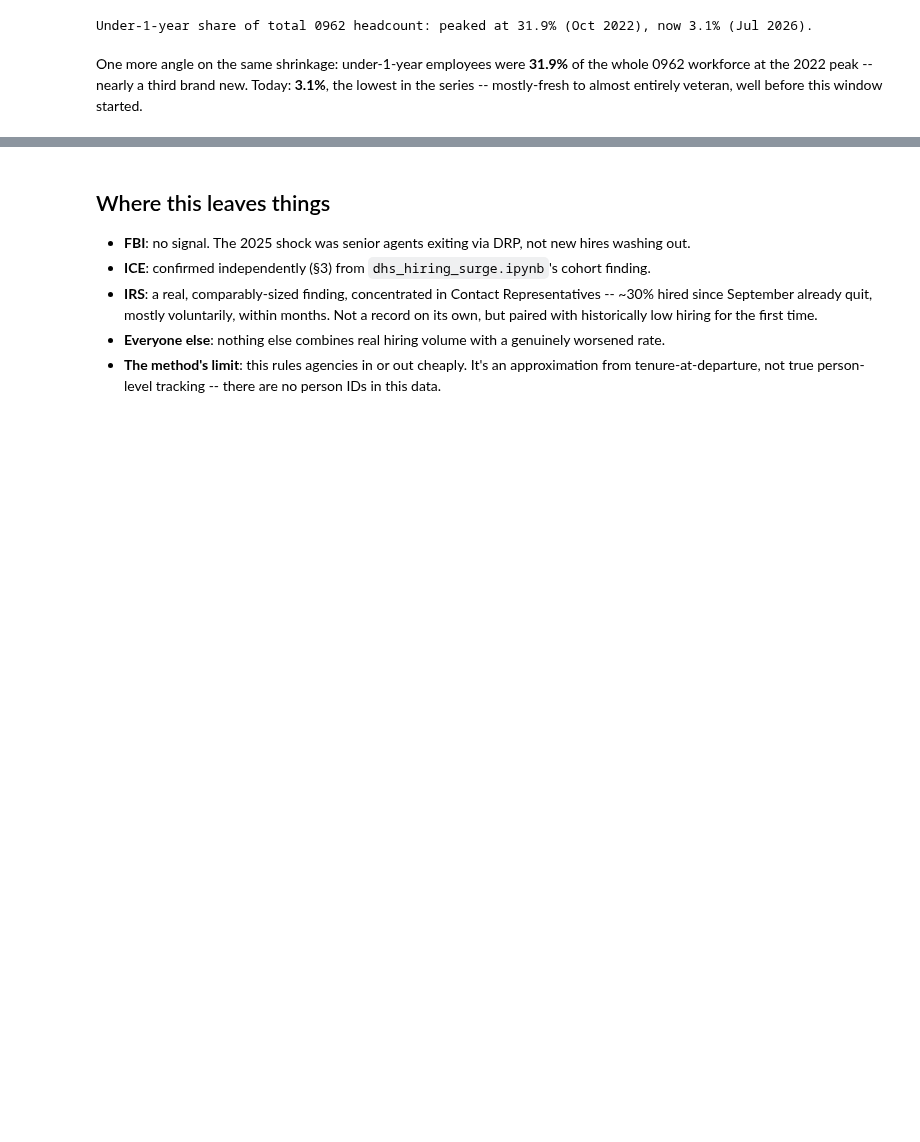
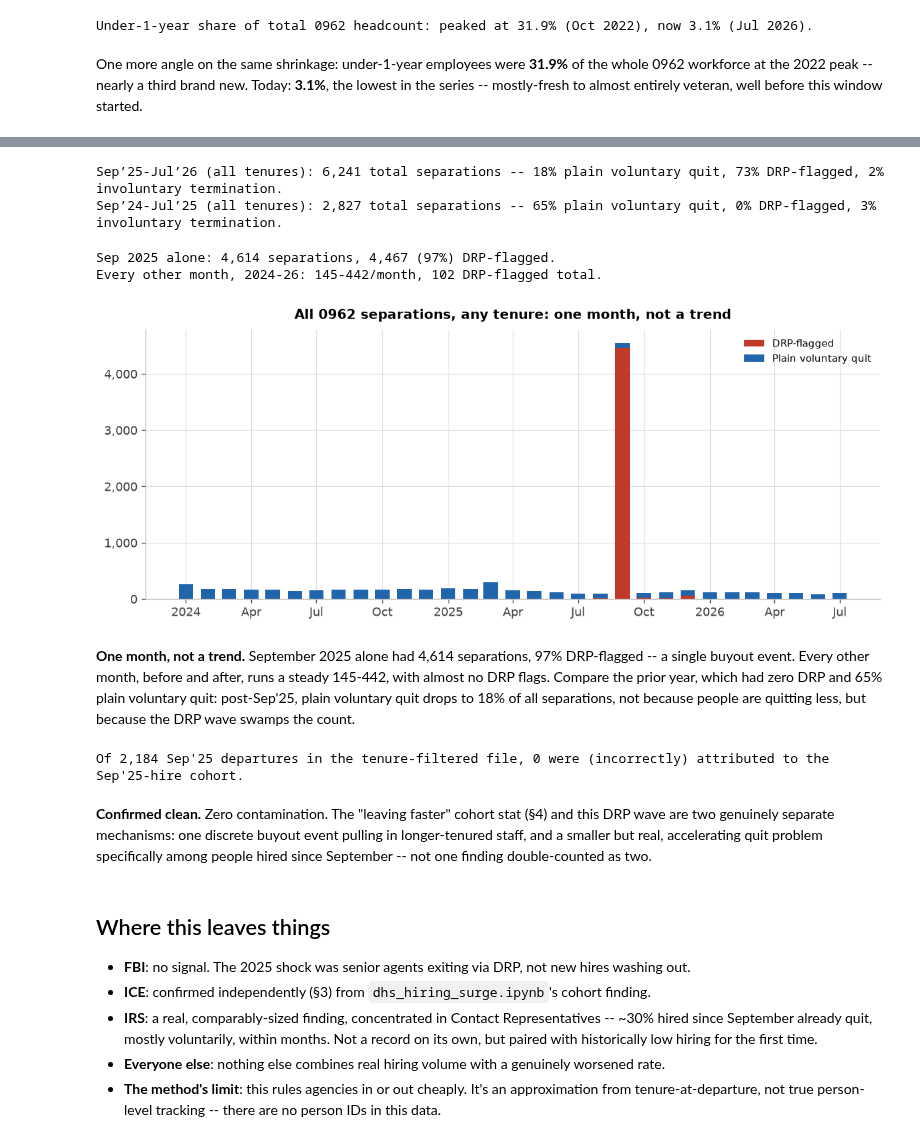
Before and after one commit to abigailhaddad/attrition-screen, a Jupyter notebook: attrition_screen.ipynb, the cells around one changed output, grey strips where cells are left out. Drawn from its saved outputs; the diff is of its cells as text; code cells hidden in the pictures; blank space fills up the shorter version.

```diff
--- a/attrition_screen.ipynb
+++ b/attrition_screen.ipynb
@@ -506,3 +514,69 @@ series -- mostly-fresh to almost entirely veteran, well before this window start
+# %%
+sep_all = q(f"SELECT * FROM '{lib.IRS_0962_SEP_ALLTENURE}'")
+
+def breakdown(df, label):
+    total = df.n.sum()
+    quit_nondrp = df[(df.separation_category=="QUIT") & (df.drp_indicator=="N")].n.sum()
+    drp = df[df.drp_indicator=="Y"].n.sum()
+    term = df[df.separation_category.str.startswith("TERMINATION")].n.sum()
+    print(f"{label}: {int(total):,} total separations -- "
+          f"{100*quit_nondrp/total:.0f}% plain voluntary quit, {100*drp/total:.0f}% DRP-flagged, "
+          f"{100*term/total:.0f}% involuntary termination.")
+
+breakdown(sep_all[(sep_all.ym >= lib.POST_START) & (sep_all.ym <= lib.POST_END)], "Sep’25-Jul’26 (all tenures)")
+breakdown(sep_all[(sep_all.ym >= lib.PRIOR_START) & (sep_all.ym <= lib.PRIOR_END)], "Sep’24-Jul’25 (all tenures)")
+# %% [output]
+Sep’25-Jul’26 (all tenures): 6,241 total separations -- 18% plain voluntary quit, 73% DRP-flagged, 2% involuntary termination.
+Sep’24-Jul’25 (all tenures): 2,827 total separations -- 65% plain voluntary quit, 0% DRP-flagged, 3% involuntary termination.
+# %%
+monthly_all = sep_all.groupby("ym").apply(lambda g: pd.Series({
+    "total": g.n.sum(), "drp": g.loc[g.drp_indicator=="Y","n"].sum(),
+    "quit_nondrp": g.loc[(g.separation_category=="QUIT") & (g.drp_indicator=="N"),"n"].sum(),
+}), include_groups=False).reset_index()
+monthly_all["date"] = pd.to_datetime(monthly_all.ym, format="%Y%m")
+monthly_all = monthly_all[monthly_all.ym >= "202401"]
+
+fig, ax = plt.subplots(figsize=(10, 4.2))
+ax.bar(monthly_all.date, monthly_all.drp, width=20, color=C_ALT, label="DRP-flagged")
+ax.bar(monthly_all.date, monthly_all.quit_nondrp, bottom=monthly_all.drp, width=20, color=C_MAIN, label="Plain voluntary quit")
+ax.set_title("All 0962 separations, any tenure: one month, not a trend")
+ax.yaxis.set_major_formatter(mtick.FuncFormatter(lambda v, _: f"{v:,.0f}"))
+date_x(ax)
+ax.legend(fontsize=9)
+fig.tight_layout(); fig.savefig("figures/irs_0962_drp_isolation.png")
+
+sep25_total = int(monthly_all.loc[monthly_all.ym=="202509","total"].iloc[0])
+sep25_drp = int(monthly_all.loc[monthly_all.ym=="202509","drp"].iloc[0])
+print(f"Sep 2025 alone: {sep25_total:,} separations, {sep25_drp:,} ({100*sep25_drp/sep25_total:.0f}%) DRP-flagged.")
+other_months = monthly_all[monthly_all.ym != "202509"]
+print(f"Every other month, 2024-26: {other_months.total.min():.0f}-{other_months.total.max():.0f}/month, "
+      f"{other_months.drp.sum():.0f} DRP-flagged total.")
+# %% [output]
+Sep 2025 alone: 4,614 separations, 4,467 (97%) DRP-flagged.
+Every other month, 2024-26: 145-442/month, 102 DRP-flagged total.
+[figure, added]
+# %% [markdown]
+**One month, not a trend.** September 2025 alone had 4,614 separations, 97% DRP-flagged -- a
+single buyout event. Every other month, before and after, runs a steady 145-442, with almost no
+DRP flags. Compare the prior year, which had zero DRP and 65% plain voluntary quit: post-Sep'25,
+plain voluntary quit drops to 18% of all separations, not because people are quitting less, but
+because the DRP wave swamps the count.
+# %%
+# Does the DRP wave contaminate the "quick-quit" cohort stat from §4? It shouldn't --
+# implied_hire_cohort() attributes departures to hire vintage, and anyone leaving in Sep'25
+# with any positive tenure was necessarily hired before the tracked window started.
+sep25_cohort_check = lib.implied_hire_cohort(sep_hist, lib.POST_START, lib.POST_END)
+sep25_in_cohort = sep25_cohort_check[sep25_cohort_check.ym == "202509"]
+sep25_total_in_file = sep_hist[sep_hist.ym == "202509"].n.sum()
+print(f"Of {int(sep25_total_in_file):,} Sep'25 departures in the tenure-filtered file, "
+      f"{int(sep25_in_cohort.n.sum())} were (incorrectly) attributed to the Sep'25-hire cohort.")
+# %% [output]
+Of 2,184 Sep'25 departures in the tenure-filtered file, 0 were (incorrectly) attributed to the Sep'25-hire cohort.
+# %% [markdown]
+**Confirmed clean.** Zero contamination. The "leaving faster" cohort stat (§4) and this
+DRP wave are two genuinely separate mechanisms: one discrete buyout event pulling in longer-tenured
+staff, and a smaller but real, accelerating quit problem specifically among people hired since
+September -- not one finding double-counted as two.
 # %% [markdown]
 ## Where this leaves things
 
```
Also changed, not shown: parts of 1 cell of this notebook, 5 other files.
